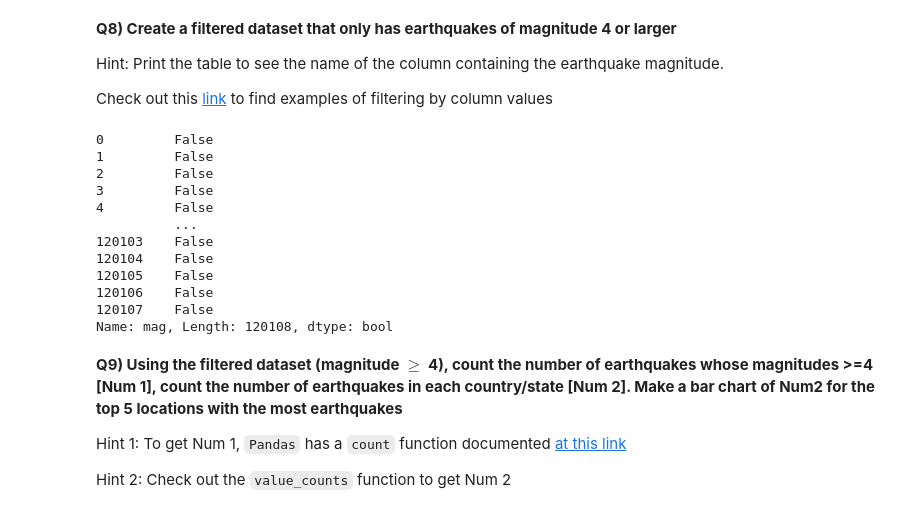
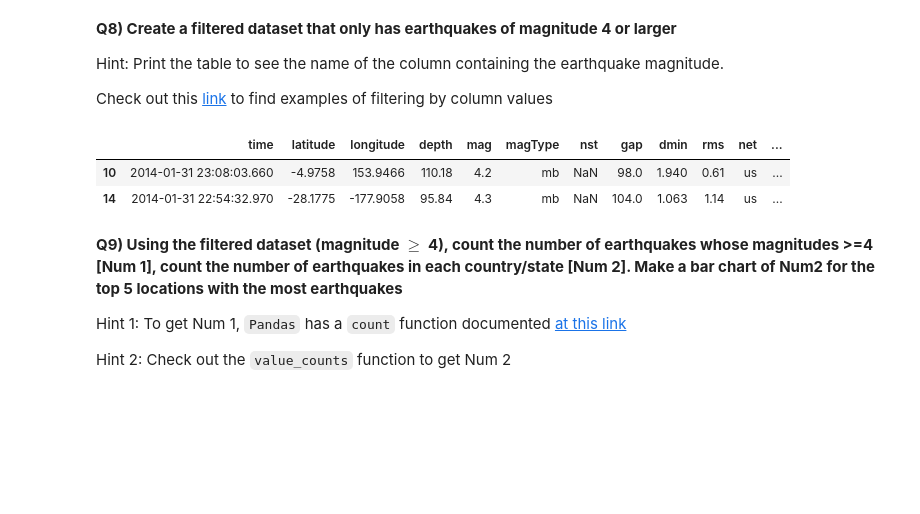
Before and after one commit to fredlardet/2022_Intro_Python, a Jupyter notebook: Exercises/W3_S1.ipynb, the cells around one changed output. Drawn from its saved outputs; the diff is of its cells as text; code cells hidden in the pictures; blank space fills up the shorter version.

```diff
--- a/Exercises/W3_S1.ipynb
+++ b/Exercises/W3_S1.ipynb
@@ -261,21 +248,11 @@ Check out this [link](https://www.geeksforgeeks.org/ways-to-filter-pandas-datafr
 # %%
 # Filter the dataset based on the earthquakes' magnitudes
 
-df_filtered= df['mag']>=4
-print(df_filtered)
+df_filtered= df[df.mag>=4]
 # %% [output]
-0         False
-1         False
-2         False
-3         False
-4         False
-          ...
-120103    False
-120104    False
-120105    False
-120106    False
-120107    False
-Name: mag, Length: 120108, dtype: bool
+|  | time | latitude | longitude | depth | mag | magType | nst | gap | dmin | rms | net | ... |
+| 10 | 2014-01-31 23:08:03.660 | -4.9758 | 153.9466 | 110.18 | 4.2 | mb | NaN | 98.0 | 1.940 | 0.61 | us | ... |
+| 14 | 2014-01-31 22:54:32.970 | -28.1775 | -177.9058 | 95.84 | 4.3 | mb | NaN | 104.0 | 1.063 | 1.14 | us | ... |
 # %% [markdown]
 **Q9) Using the filtered dataset (magnitude $\geq$ 4), count the number of earthquakes whose magnitudes >=4 [Num 1], count the number of earthquakes in each country/state [Num 2]. Make a bar chart of Num2 for the top 5 locations with the most earthquakes**
 
```
Also changed, not shown: parts of 3 cells of this notebook.
